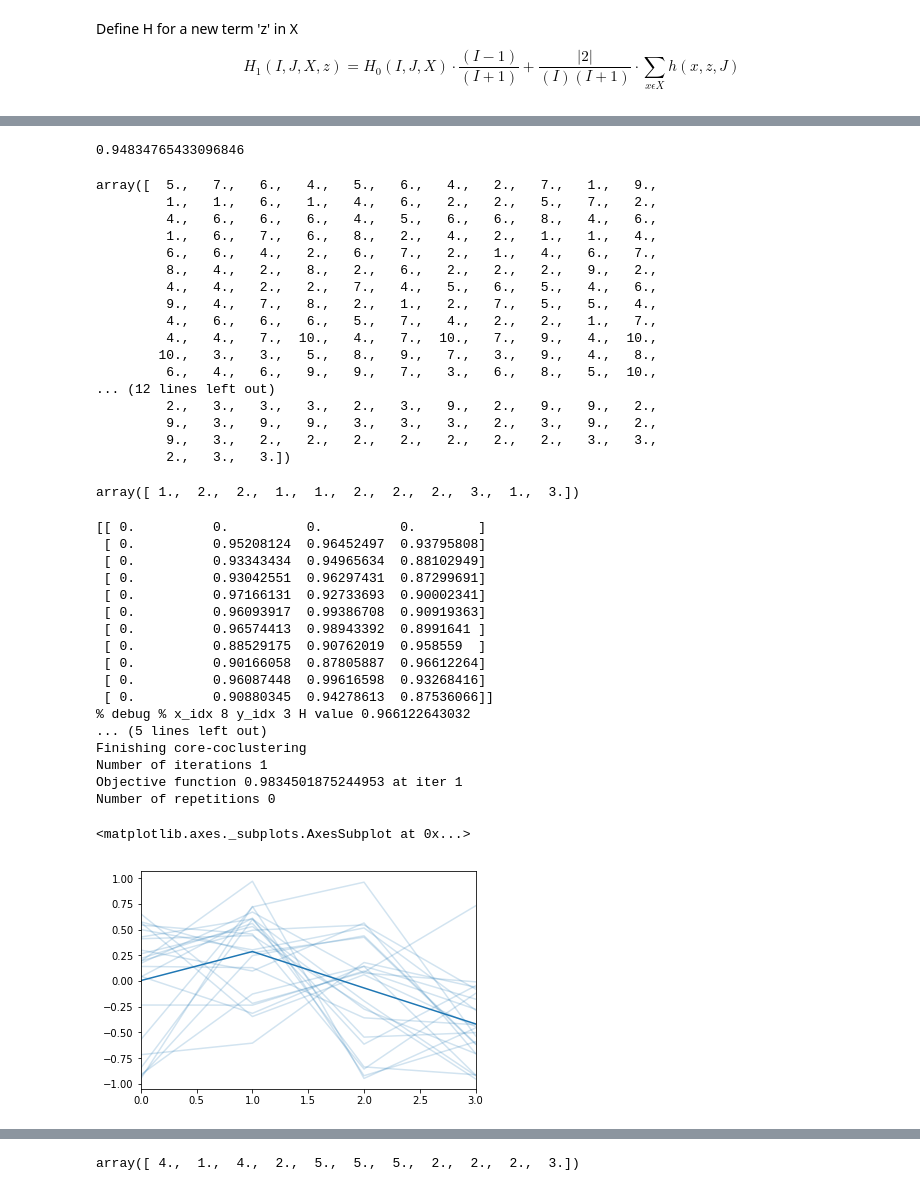
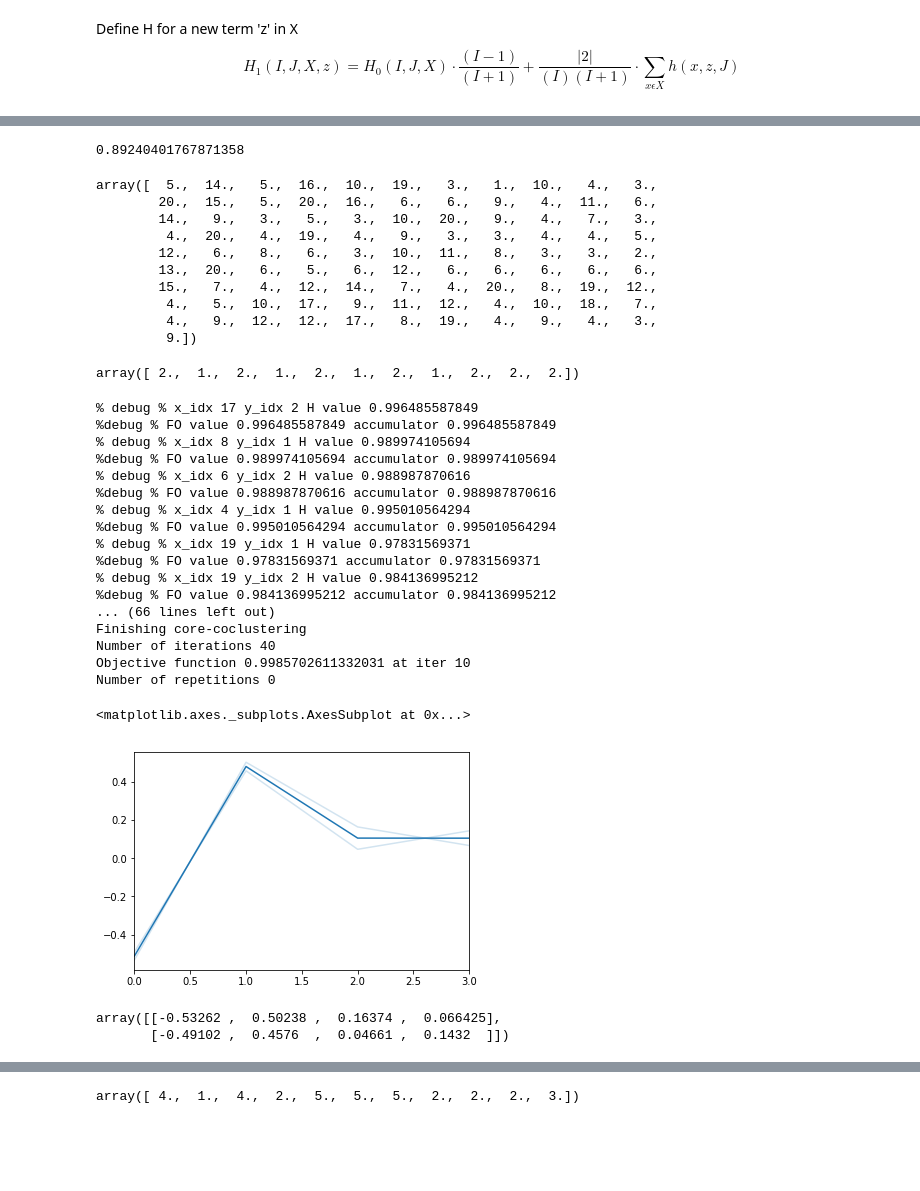
Before and after one commit to josechudev/GeneExpressionBiClustering, a Jupyter notebook: Notebooks/3.1 RAPOOC Test.ipynb, the cells around one changed output, grey strips where cells are left out. Drawn from its saved outputs; the diff is of its cells as text; code cells hidden in the pictures; blank space fills up the shorter version.

Commit message:
tests

```diff
--- a/Notebooks/3.1 RAPOOC Test.ipynb
+++ b/Notebooks/3.1 RAPOOC Test.ipynb
@@ -101,7 +101,7 @@ $$
 H_{1}(I,J,X,z) =H_{0}(I,J,X) \cdot \frac{(I-1)}{(I+1)} + \frac{|2|}{(I)(I+1)} \cdot \sum_{x \epsilon X} {h(x,z,J)}
 $$
 # %%
-data = pd.read_csv('TestData/SimulatedDataCoherence/BiclusterABC_high.csv',header=None)
+data = pd.read_csv('TestData/SimulatedDataCoherence/BiclusterA_high.csv',header=None)
 # data = (data - 0.5) * 2.0
 data.describe()
 # %% [output]
@@ -117,7 +117,7 @@ data.describe()
 # %%
 PairBasedCoherence(data).HP
 # %% [output]
-0.94834765433096846
+0.89240401767871358
 # %%
 class BisectingClusterer(object):
     def __init__(self, data):
@@ -256,7 +256,7 @@ class Rapooc_test(object):
                           + " shape 1 "\
                           + str(self._cluster_H_values.shape[1]))
 
-        print(self._cluster_H_values)
+        # print(self._cluster_H_values)
 
         h_values_1d = self._cluster_H_values.flatten()
 
@@ -296,7 +296,7 @@ class Rapooc_test(object):
                 best_rows = temp_rows
                 best_columns = temp_columns
             # break conditions
-            if (math.fabs(1 - objective_function) < 0.2):
+            if (math.fabs(1 - objective_function) < 0.001):
                 break
             """
             if(math.fabs(objective_function - of_last_value) > 0.001):
@@ -378,55 +378,53 @@ class Rapooc_test(object):
 
         return best_cluster, best_coherence
 # %%
-rapooc = Rapooc_test(data,10,3,5)
+rapooc = Rapooc_test(data,20,2,1)
 # %%
 rapooc.initialize()
 # %%
 rapooc.rho
 # %% [output]
-array([  5.,   7.,   6.,   4.,   5.,   6.,   4.,   2.,   7.,   1.,   9.,
-         1.,   1.,   6.,   1.,   4.,   6.,   2.,   2.,   5.,   7.,   2.,
-         4.,   6.,   6.,   6.,   4.,   5.,   6.,   6.,   8.,   4.,   6.,
-         1.,   6.,   7.,   6.,   8.,   2.,   4.,   2.,   1.,   1.,   4.,
-         6.,   6.,   4.,   2.,   6.,   7.,   2.,   1.,   4.,   6.,   7.,
-         8.,   4.,   2.,   8.,   2.,   6.,   2.,   2.,   2.,   9.,   2.,
-         4.,   4.,   2.,   2.,   7.,   4.,   5.,   6.,   5.,   4.,   6.,
-         9.,   4.,   7.,   8.,   2.,   1.,   2.,   7.,   5.,   5.,   4.,
-         4.,   6.,   6.,   6.,   5.,   7.,   4.,   2.,   2.,   1.,   7.,
-         4.,   4.,   7.,  10.,   4.,   7.,  10.,   7.,   9.,   4.,  10.,
-        10.,   3.,   3.,   5.,   8.,   9.,   7.,   3.,   9.,   4.,   8.,
-         6.,   4.,   6.,   9.,   9.,   7.,   3.,   6.,   8.,   5.,  10.,
-... (12 lines left out)
-         2.,   3.,   3.,   3.,   2.,   3.,   9.,   2.,   9.,   9.,   2.,
-         9.,   3.,   9.,   9.,   3.,   3.,   3.,   2.,   3.,   9.,   2.,
-         9.,   3.,   2.,   2.,   2.,   2.,   2.,   2.,   2.,   3.,   3.,
-         2.,   3.,   3.])
+array([  5.,  14.,   5.,  16.,  10.,  19.,   3.,   1.,  10.,   4.,   3.,
+        20.,  15.,   5.,  20.,  16.,   6.,   6.,   9.,   4.,  11.,   6.,
+        14.,   9.,   3.,   5.,   3.,  10.,  20.,   9.,   4.,   7.,   3.,
+         4.,  20.,   4.,  19.,   4.,   9.,   3.,   3.,   4.,   4.,   5.,
+        12.,   6.,   8.,   6.,   3.,  10.,  11.,   8.,   3.,   3.,   2.,
+        13.,  20.,   6.,   5.,   6.,  12.,   6.,   6.,   6.,   6.,   6.,
+        15.,   7.,   4.,  12.,  14.,   7.,   4.,  20.,   8.,  19.,  12.,
+         4.,   5.,  10.,  17.,   9.,  11.,  12.,   4.,  10.,  18.,   7.,
+         4.,   9.,  12.,  12.,  17.,   8.,  19.,   4.,   9.,   4.,   3.,
+         9.])
 # %%
 rapooc.gamma
 # %% [output]
-array([ 1.,  2.,  2.,  1.,  1.,  2.,  2.,  2.,  3.,  1.,  3.])
+array([ 2.,  1.,  2.,  1.,  2.,  1.,  2.,  1.,  2.,  2.,  2.])
 # %%
 rapooc.core_co_clustering()
 # %% [output]
-[[ 0.          0.          0.          0.        ]
- [ 0.          0.95208124  0.96452497  0.93795808]
- [ 0.          0.93343434  0.94965634  0.88102949]
- [ 0.          0.93042551  0.96297431  0.87299691]
- [ 0.          0.97166131  0.92733693  0.90002341]
- [ 0.          0.96093917  0.99386708  0.90919363]
- [ 0.          0.96574413  0.98943392  0.8991641 ]
- [ 0.          0.88529175  0.90762019  0.958559  ]
- [ 0.          0.90166058  0.87805887  0.96612264]
- [ 0.          0.96087448  0.99616598  0.93268416]
- [ 0.          0.90880345  0.94278613  0.87536066]]
-% debug % x_idx 8 y_idx 3 H value 0.966122643032
-... (5 lines left out)
+% debug % x_idx 17 y_idx 2 H value 0.996485587849
+%debug % FO value 0.996485587849 accumulator 0.996485587849
+% debug % x_idx 8 y_idx 1 H value 0.989974105694
+%debug % FO value 0.989974105694 accumulator 0.989974105694
+% debug % x_idx 6 y_idx 2 H value 0.988987870616
+%debug % FO value 0.988987870616 accumulator 0.988987870616
+% debug % x_idx 4 y_idx 1 H value 0.995010564294
+%debug % FO value 0.995010564294 accumulator 0.995010564294
+% debug % x_idx 19 y_idx 1 H value 0.97831569371
+%debug % FO value 0.97831569371 accumulator 0.97831569371
+% debug % x_idx 19 y_idx 2 H value 0.984136995212
+%debug % FO value 0.984136995212 accumulator 0.984136995212
+... (66 lines left out)
 Finishing core-coclustering
-Number of iterations 1
-Objective function 0.9834501875244953 at iter 1
+Number of iterations 40
+Objective function 0.9985702611332031 at iter 10
 Number of repetitions 0
 # %%
-sns.tsplot(data= rapooc._D[np.ix_(np.where(rapooc._rho == 8)[0],np.where(rapooc._gamma == 3)[0])],err_style="unit_traces")
+sns.tsplot(data= rapooc._D[np.ix_(np.where(rapooc._rho == 13)[0],np.where(rapooc._gamma == 2)[0])],err_style="unit_traces")
 # %% [output]
 <matplotlib.axes._subplots.AxesSubplot at 0x...>
-[figure, old version]
+[figure, new version]
+# %%
+rapooc._D[np.ix_(np.where(rapooc._rho == 13)[0],np.where(rapooc._gamma == 2)[0])]
+# %% [output]
+array([[-0.53262 ,  0.50238 ,  0.16374 ,  0.066425],
+       [-0.49102 ,  0.4576  ,  0.04661 ,  0.1432  ]])
```
Also changed, not shown: parts of 8 cells of this notebook.
